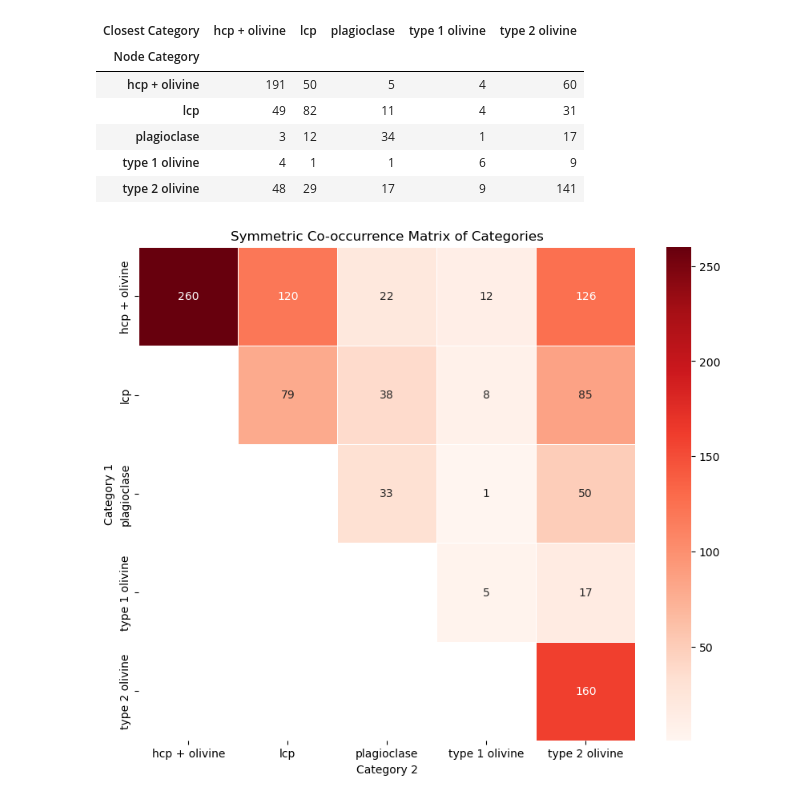
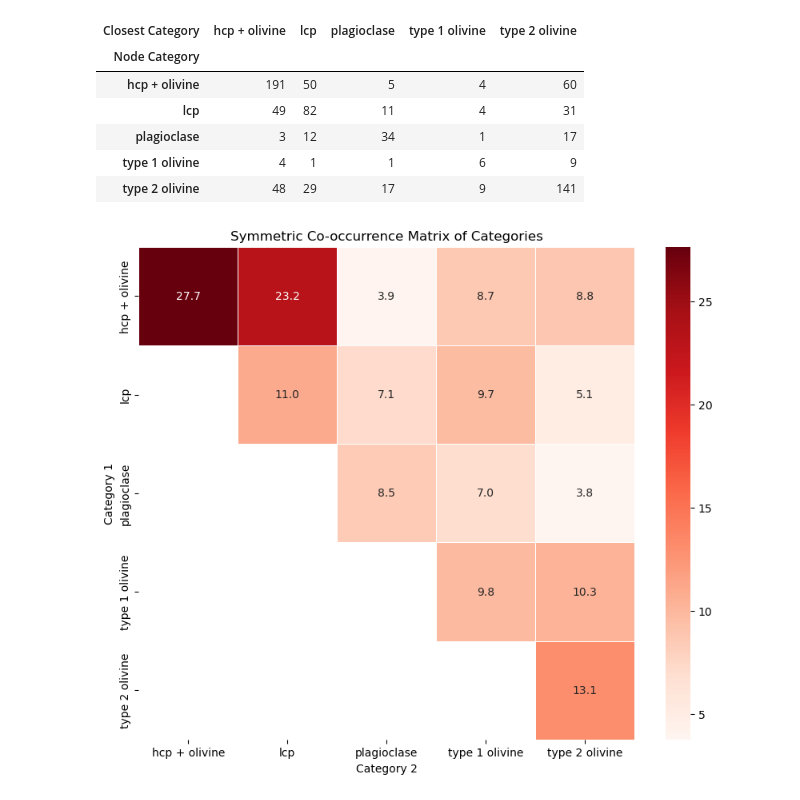
Before and after one commit to Michael-S-Phillips/massif_mapping, a Jupyter notebook: graph_network_analysis.ipynb, the cells around one changed output. Saved outputs shown, nothing was run; the diff lists cells and outputs as text; code cells hidden in the pictures.

```diff
--- a/graph_network_analysis.ipynb
+++ b/graph_network_analysis.ipynb
@@ -958,8 +958,11 @@ import matplotlib.pyplot as plt
 # Initialize a dictionary to store the co-occurrence counts
 co_occurrence = {}
 
+distance_weight = True
+
 # Iterate through the edges of the graph
 for node1, node2, data in G.edges(data=True):
+
     category1 = gdf_filtered.loc[node1, "Category"]
     category2 = gdf_filtered.loc[node2, "Category"]
 
@@ -968,37 +971,59 @@ for node1, node2, data in G.edges(data=True):
     pair = tuple(sorted([category1, category2]))  # Sort the pair to make it symmetric
     if pair not in co_occurrence:
         co_occurrence[pair] = 0
-    co_occurrence[pair] += 1
+    if distance_weight:
+        co_occurrence[pair] += 1 / data["weight"]
+    else:
+        co_occurrence[pair] += 1
 
 # Convert the dictionary into a pandas DataFrame for easier visualization
 category_pairs = list(co_occurrence.keys())
 counts = list(co_occurrence.values())
+
+# weight by distance
 # counts = [100.0 * float(count)/float(len(G.edges)) for count in counts]
+
+# normalize to max for each category
+# Normalize counts for each mineral category
+# category_pair_counts = {}
+# for pair, count in co_occurrence.items():
+#     category1, category2 = pair
+#     if category1 not in category_pair_counts:
+#         category_pair_counts[category1] = 0
+#     if category2 not in category_pair_counts:
+#         category_pair_counts[category2] = 0
+#     category_pair_counts[category1] += count
+#     category_pair_counts[category2] += count
+
+# counts = [
+#     float(count) / max(category_pair_counts[pair[0]], category_pair_counts[pair[1]])
+#     for pair, count in co_occurrence.items()
+# ]
 
 co_occurrence_df = pd.DataFrame(
     {
         "Category 1": [pair[0] for pair in category_pairs],
         "Category 2": [pair[1] for pair in category_pairs],
         "Co-occurrence Count": counts,  # /percent_category_dict[pair[0]]
     }
 )
 
 # Pivot the dataframe to create the co-occurrence matrix
 co_occurrence_matrix = co_occurrence_df.pivot(
     index="Category 1", columns="Category 2", values="Co-occurrence Count"
 ).fillna(np.nan)
 
 # Make the matrix symmetric by folding along the diagonal
 # co_occurrence_matrix.values = co_occurrence_matrix.values + co_occurrence_matrix.values.T
 
 # Set diagonal values: co-occurrence of each category with itself
 # for category in co_occurrence_matrix.index:
 #     co_occurrence_matrix.loc[category, category] = co_occurrence_df[co_occurrence_df['Category 1'] == category].shape[0]
 
 # Visualize the symmetric co-occurrence matrix
 plt.figure(figsize=(10, 8))
-sns.heatmap(co_occurrence_matrix, annot=True, cmap="Reds", fmt="0.0f", linewidths=0.5)
+sns.heatmap(co_occurrence_matrix, annot=True, cmap="Reds", fmt=".1f", linewidths=0.5)
 plt.title("Symmetric Co-occurrence Matrix of Categories")
 plt.show()
 # %% [output]
-[figure, old version]
+[figure, new version]
```
Also changed, not shown: parts of 8 cells of this notebook.
